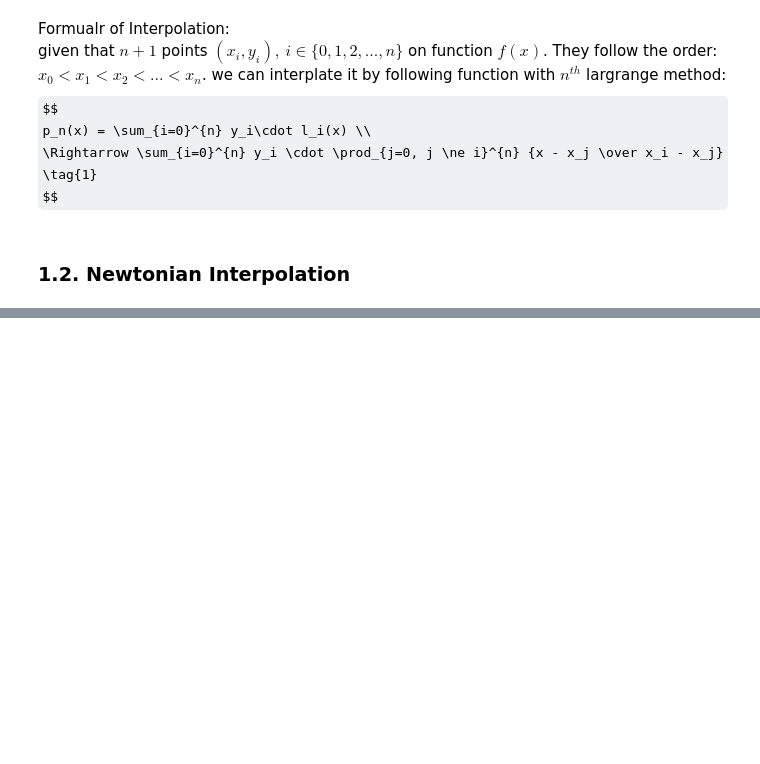
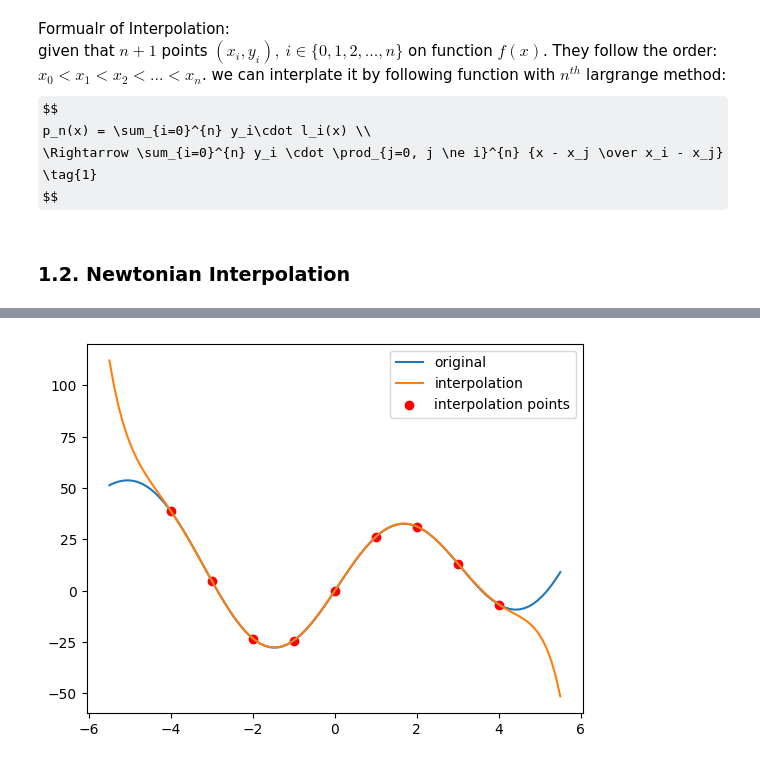
Before and after one commit to HugoPhi/NCOTLabs, a Jupyter notebook: Lab2/interpolation.ipynb, the cells around one changed output, grey strips where cells are left out. Drawn from its saved outputs; the diff is of its cells as text; code cells hidden in the pictures; some formulas as TeX source; blank space fills up the shorter version.

```diff
--- a/Lab2/interpolation.ipynb
+++ b/Lab2/interpolation.ipynb
@@ -22,19 +37,24 @@ p_n(x) = \sum_{i=0}^{n} y_i\cdot l_i(x) \\
 \Rightarrow \sum_{i=0}^{n} y_i \cdot \prod_{j=0, j \ne i}^{n} {x - x_j \over x_i - x_j} \tag{1}
 $$
 # %%
-def lagrange(n, x, y):
-    ll = []
-    for i in range(n):
-        f = lambda t: 1
+def lagrange(f, x):
+    n = len(x) - 1
+    y = f(x)
+
+    def ll(k, t):
+        f = 1
         for j in range(n): # calcualte l_i
-            if j != i:
-                f = lambda t: f(t) * (t - x[j]) / (x[i] - x[j])
+            if j != k:
+                f *= (t - x[j]) / (x[k] - x[j])
 
-        ll.append(f)  # append the l_i
+        return f
 
-    larg = lambda t: 0
-    for i in range(n):
-        larg = lambda t: larg(t) + ll[i](t) * y[i]
+    def larg(t):
+        p = 0
+        for i in range(n):
+            p += ll(i, t) * y[i]
+
+        return p
 
     return larg
 # %% [markdown]
@@ -49,0 +122,6 @@ def newton(n, x, y):
+# %%
+x = np.arange(-4, 5)
+f = lambda x: x**2 + 30*np.sin(x)
+vis(lagrange, f, x, 1)
+# %% [output]
+[figure, added]
```
Also changed, not shown: parts of 12 cells of this notebook, 1 other file.
